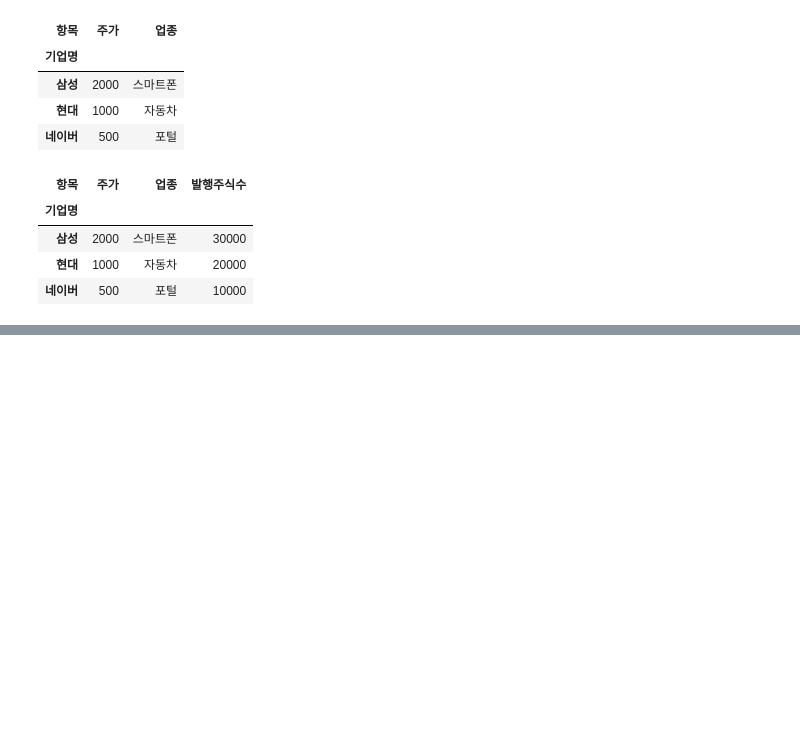
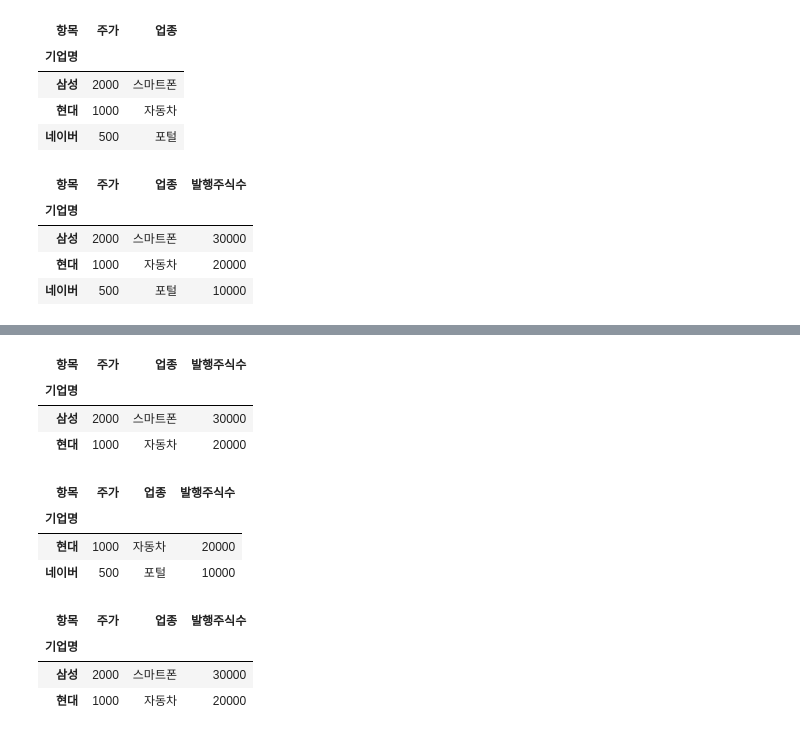
Before and after one commit to CraftyDragon678/study-bigdata, a Jupyter notebook: 20_Pandas/03_DataFrame.ipynb, the cells around one changed output, grey strips where cells are left out. Cells and saved outputs as stored; diff of their text form; code cells hidden in the pictures; blank space fills up the shorter version.

```diff
--- a/20_Pandas/03_DataFrame.ipynb
+++ b/20_Pandas/03_DataFrame.ipynb
@@ -244,0 +322,22 @@ df
+# %%
+# 행 슬라이싱
+df[:2]
+# %% [output]
+| 항목 | 주가 | 업종 | 발행주식수 |
+| 기업명 |  |  |  |
+| 삼성 | 2000 | 스마트폰 | 30000 |
+| 현대 | 1000 | 자동차 | 20000 |
+# %%
+df[1:]
+# %% [output]
+| 항목 | 주가 | 업종 | 발행주식수 |
+| 기업명 |  |  |  |
+| 현대 | 1000 | 자동차 | 20000 |
+| 네이버 | 500 | 포털 | 10000 |
+# %%
+df[:'현대']
+# %% [output]
+| 항목 | 주가 | 업종 | 발행주식수 |
+| 기업명 |  |  |  |
+| 삼성 | 2000 | 스마트폰 | 30000 |
+| 현대 | 1000 | 자동차 | 20000 |
```
Also changed, not shown: parts of 32 cells of this notebook.
